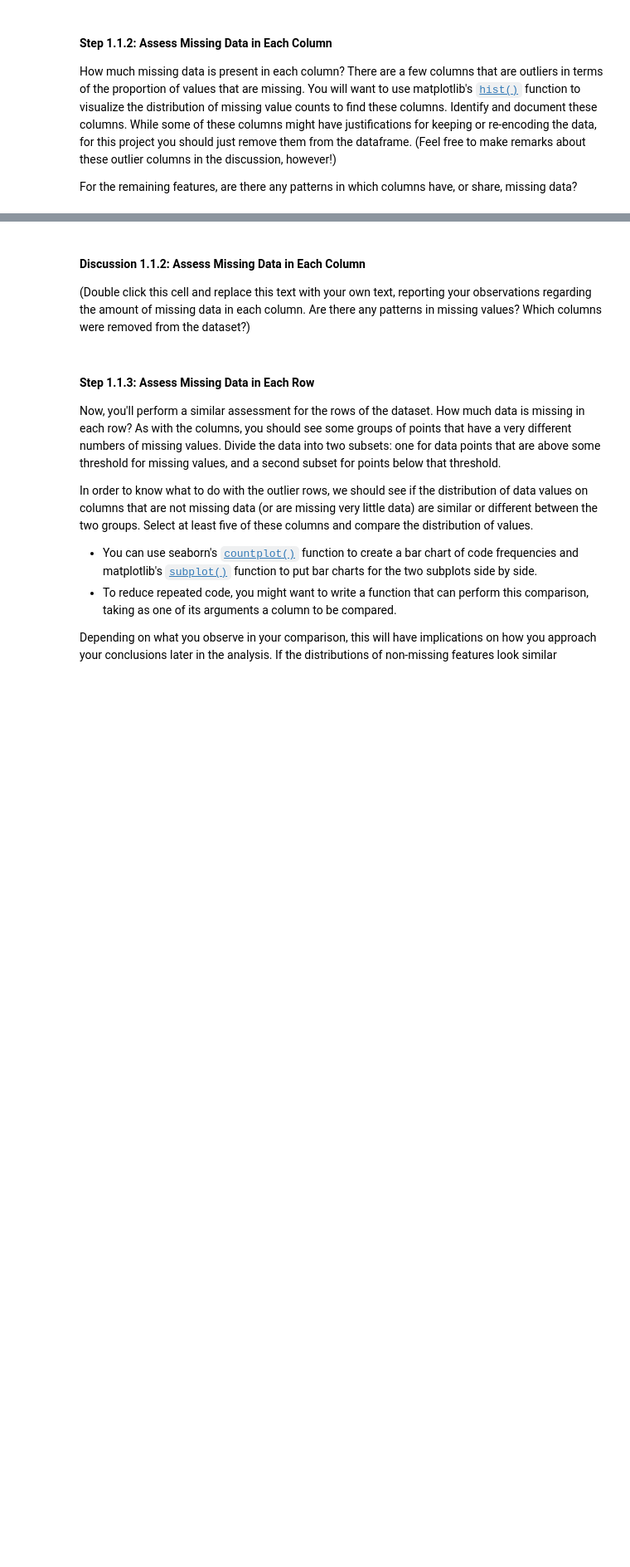
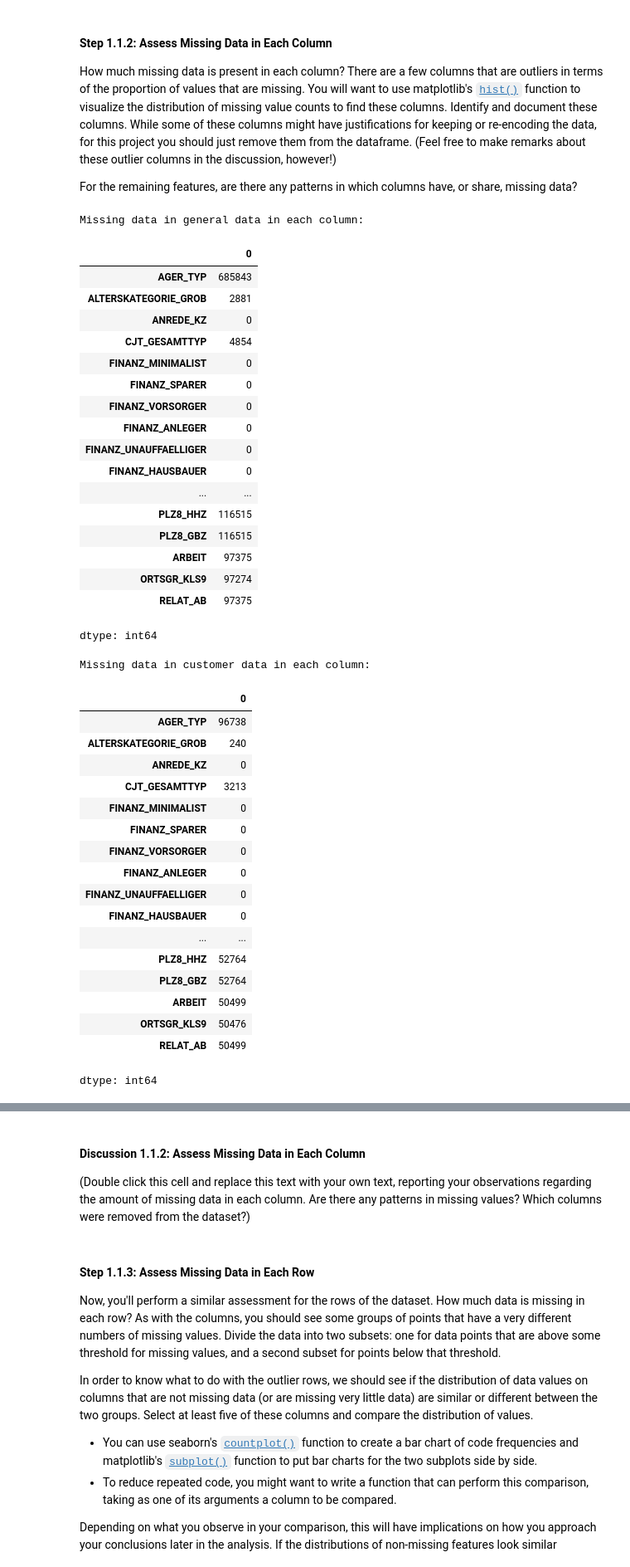
Before and after one commit to EssaAlsharif/Identify-Customer-Segments, a Jupyter notebook: Identify_Customer_Segments.ipynb, the cells around one changed output, grey strips where cells are left out. Shown at 83% size. Cells and saved outputs as stored; diff of their text form; code cells hidden in the pictures; blank space fills up the shorter version.

```diff
--- a/Identify_Customer_Segments.ipynb
+++ b/Identify_Customer_Segments.ipynb
@@ -306,4 +306,52 @@ modified_customer_data.head(5)
 How much missing data is present in each column? There are a few columns that are outliers in terms of the proportion of values that are missing. You will want to use matplotlib's [`hist()`](https://matplotlib.org/api/_as_gen/matplotlib.pyplot.hist.html) function to visualize the distribution of missing value counts to find these columns. Identify and document these columns. While some of these columns might have justifications for keeping or re-encoding the data, for this project you should just remove them from the dataframe. (Feel free to make remarks about these outlier columns in the discussion, however!)
 
 For the remaining features, are there any patterns in which columns have, or share, missing data?
+# %%
+# Perform an assessment of how much missing data there is in each column of the
+# dataset.
+missing_general_data_counts = modified_general_data.isnull().sum()
+missing_customer_data_counts = modified_customer_data.isnull().sum()
+print('Missing data in general data in each column:')
+display(missing_general_data_counts)
+print('Missing data in customer data in each column:')
+display(missing_customer_data_counts)
+# %% [output]
+Missing data in general data in each column:
+|  | 0 |
+| AGER_TYP | 685843 |
+| ALTERSKATEGORIE_GROB | 2881 |
+| ANREDE_KZ | 0 |
+| CJT_GESAMTTYP | 4854 |
+| FINANZ_MINIMALIST | 0 |
+| FINANZ_SPARER | 0 |
+| FINANZ_VORSORGER | 0 |
+| FINANZ_ANLEGER | 0 |
+| FINANZ_UNAUFFAELLIGER | 0 |
+| FINANZ_HAUSBAUER | 0 |
+| ... | ... |
+| PLZ8_HHZ | 116515 |
+| PLZ8_GBZ | 116515 |
+| ARBEIT | 97375 |
+| ORTSGR_KLS9 | 97274 |
+| RELAT_AB | 97375 |
+dtype: int64
+Missing data in customer data in each column:
+|  | 0 |
+| AGER_TYP | 96738 |
+| ALTERSKATEGORIE_GROB | 240 |
+| ANREDE_KZ | 0 |
+| CJT_GESAMTTYP | 3213 |
+| FINANZ_MINIMALIST | 0 |
+| FINANZ_SPARER | 0 |
+| FINANZ_VORSORGER | 0 |
+| FINANZ_ANLEGER | 0 |
+| FINANZ_UNAUFFAELLIGER | 0 |
+| FINANZ_HAUSBAUER | 0 |
+| ... | ... |
+| PLZ8_HHZ | 52764 |
+| PLZ8_GBZ | 52764 |
+| ARBEIT | 50499 |
+| ORTSGR_KLS9 | 50476 |
+| RELAT_AB | 50499 |
+dtype: int64
 # %%
```
Also changed, not shown: parts of 5 cells of this notebook.
